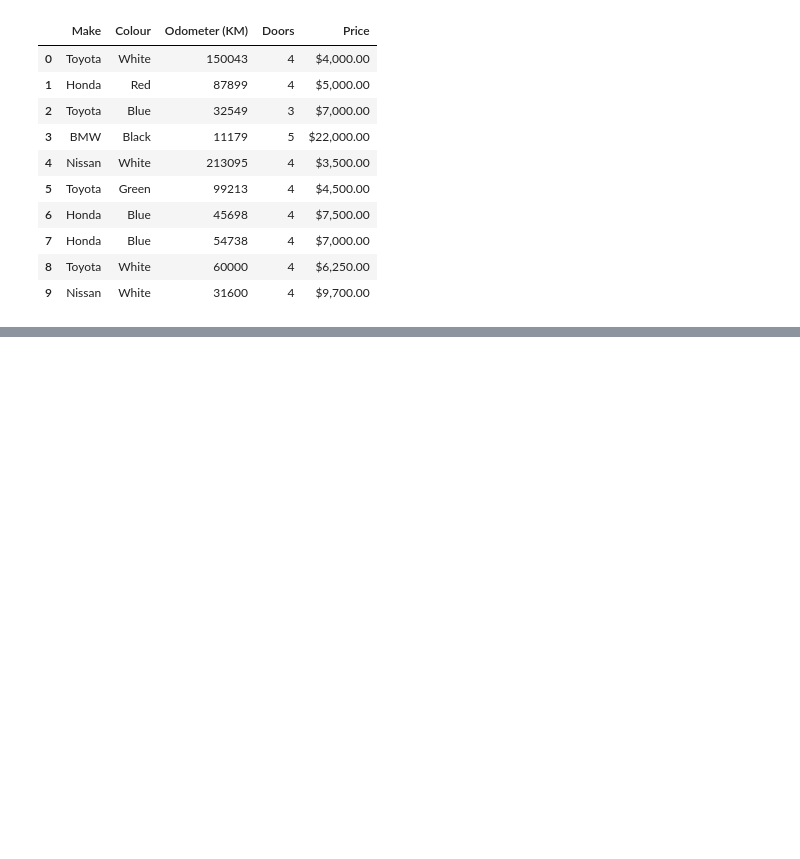
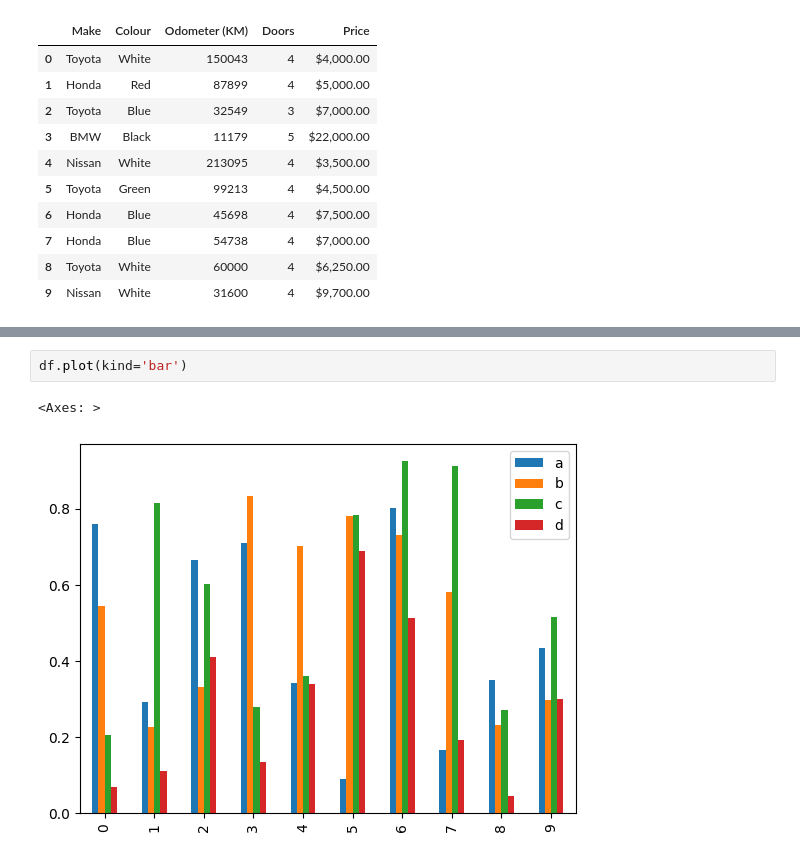
Before and after one commit to manasagnihotri/Matplotlib_basics, a Jupyter notebook: Introduction_to_Matplotlib.ipynb, the cells around one changed output, grey strips where cells are left out. Cells and saved outputs as stored; diff of their text form; blank space fills up the shorter version.

```diff
--- a/Introduction_to_Matplotlib.ipynb
+++ b/Introduction_to_Matplotlib.ipynb
@@ -223,0 +306,5 @@ ts.plot()
+# %%
+df.plot(kind='bar')
+# %% [output]
+<Axes: >
+[figure, added]
```
Also changed, not shown: parts of 25 cells of this notebook, 1 other file.
